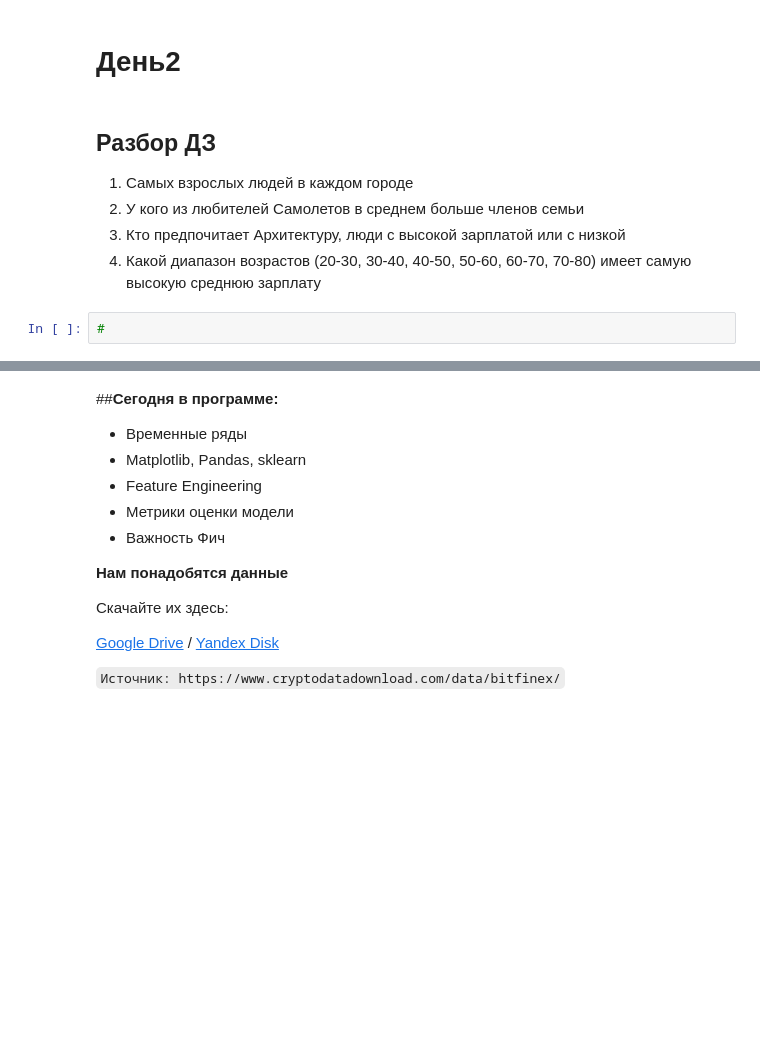
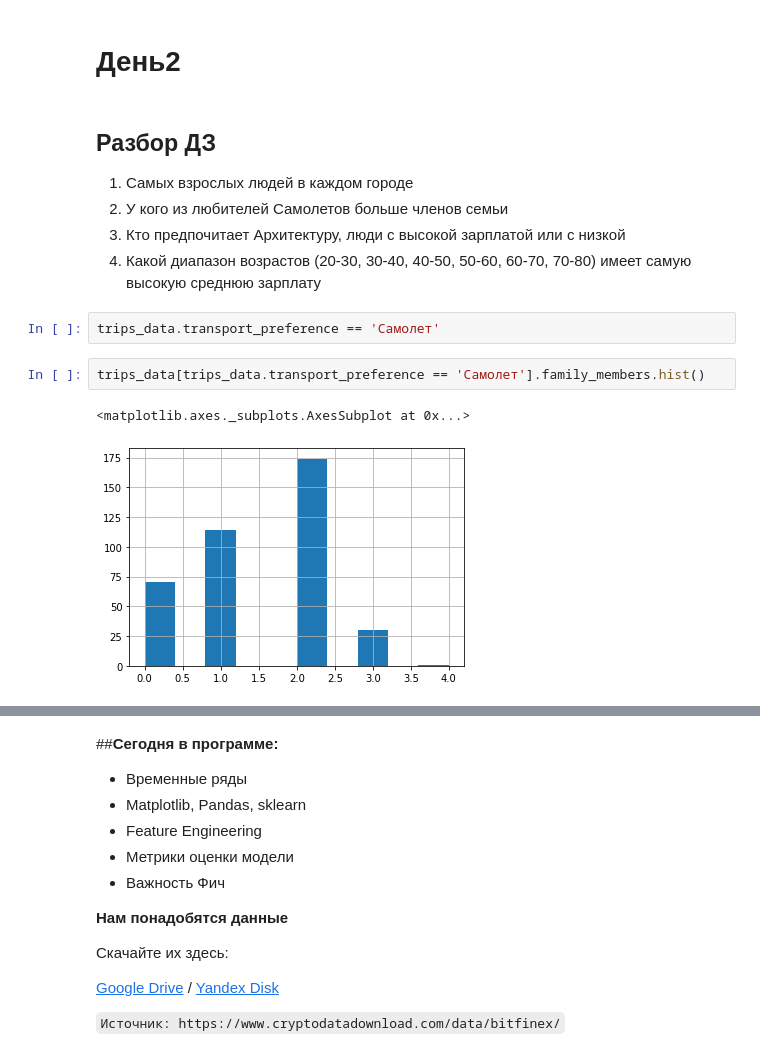
Before and after one commit to Kazyabra/Skillbox_ML, a Jupyter notebook: src/data/Skillbox_Data_Science_28_11_—_Mike.ipynb, the cells around one changed output, grey strips where cells are left out. Drawn from its saved outputs; the diff is of its cells as text; blank space fills up the shorter version.

```diff
--- a/src/data/Skillbox_Data_Science_28_11_—_Mike.ipynb
+++ b/src/data/Skillbox_Data_Science_28_11_—_Mike.ipynb
@@ -241,8 +241,13 @@ print(model.predict_proba(example_df))
 ## Разбор ДЗ
 
 1.   Самых взрослых людей в каждом городе
-2.   У кого из любителей Самолетов в среднем больше членов семьи
+2.   У кого из любителей Самолетов  больше членов семьи
 3.   Кто предпочитает Архитектуру, люди с высокой зарплатой или с низкой
 4.   Какой диапазон возрастов (20-30, 30-40, 40-50, 50-60, 60-70, 70-80) имеет самую высокую среднюю зарплату
-# %%
-#
+# %%
+trips_data.transport_preference == 'Самолет'
+# %%
+trips_data[trips_data.transport_preference == 'Самолет'].family_members.hist()
+# %% [output]
+<matplotlib.axes._subplots.AxesSubplot at 0x...>
+[figure, added]
```
Also changed, not shown: parts of 43 cells of this notebook, 2 other files.
